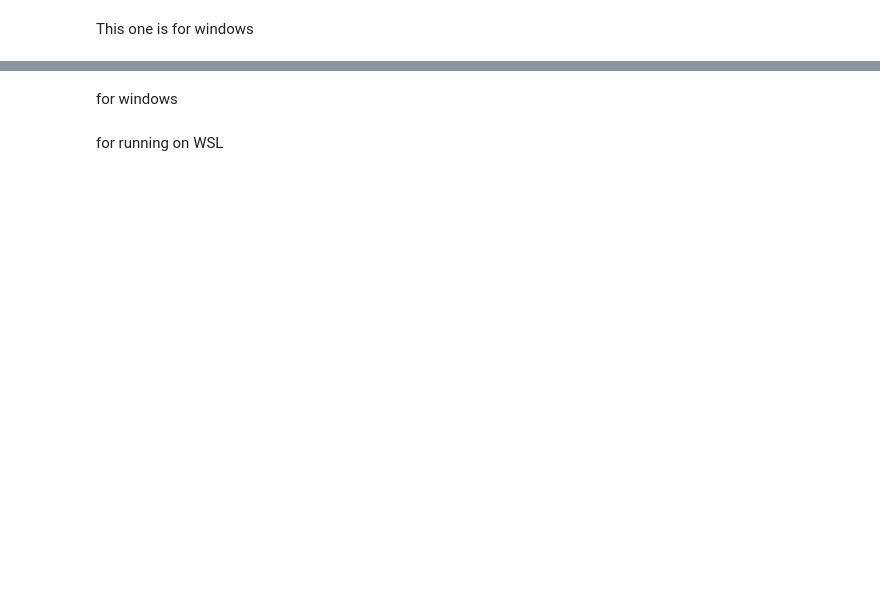
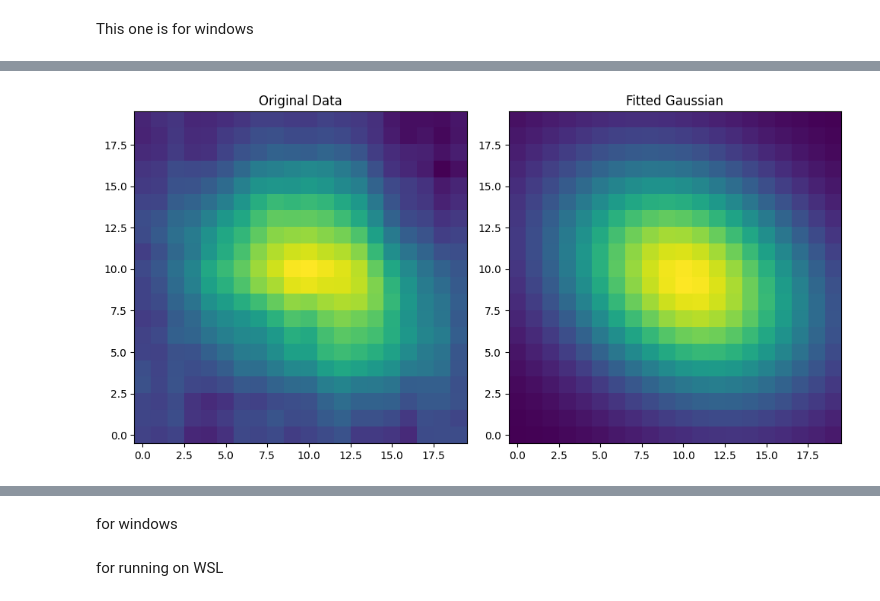
Before and after one commit to laureloneill/psf_source_localization, a Jupyter notebook: processBCFits.ipynb, the cells around one changed output, grey strips where cells are left out. Drawn from its saved outputs; the diff is of its cells as text; code cells hidden in the pictures; blank space fills up the shorter version.

```diff
--- a/processBCFits.ipynb
+++ b/processBCFits.ipynb
@@ -87,2 +86,6 @@ test = analyze_localization(d,plot=True)
+# %%
+test2,cov2 = analyze_localization(d2,plot=True)
+# %% [output]
+[figure, added]
 # %%
 test2 = analyze_localization_directory("/home/laurel/astro/testing/test_reconstruct.fits.gz")
```
Also changed, not shown: parts of 20 cells of this notebook, 2 other files.
